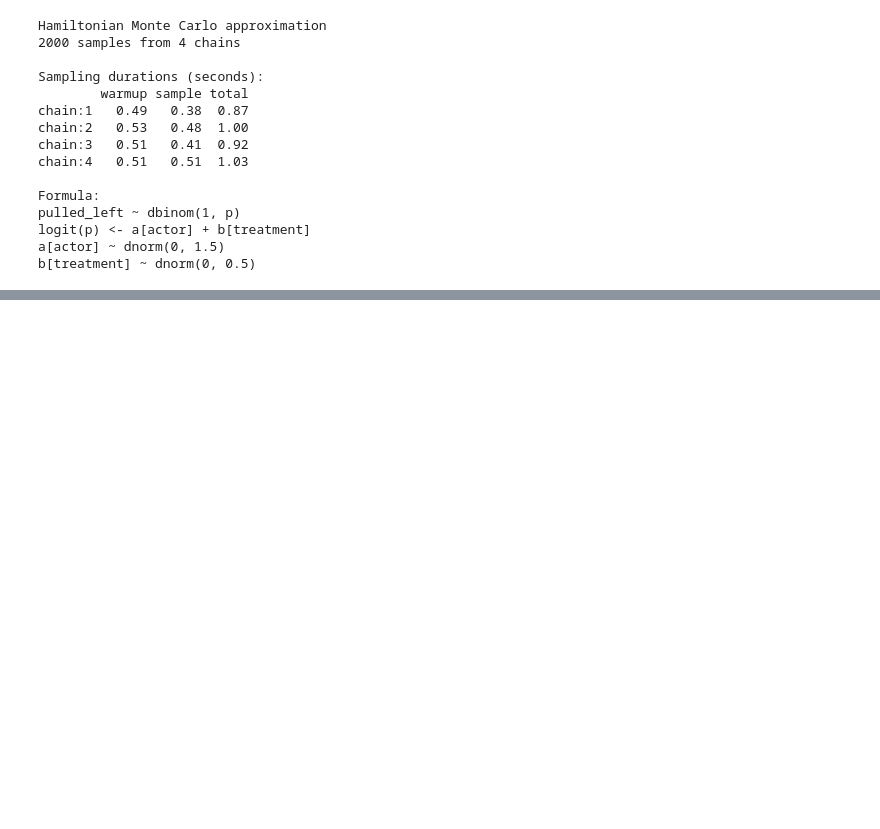
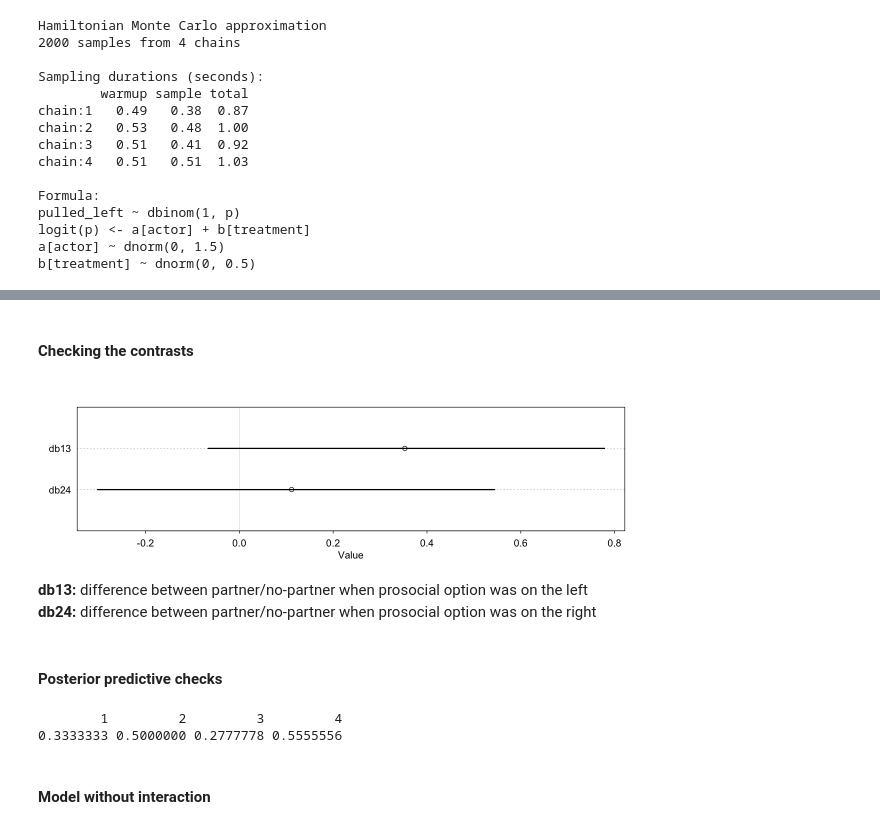
Before and after one commit to maxthemillion/statistical-rethinking, a Jupyter notebook: Chapter 11/c11_recap.ipynb, the cells around one changed output, grey strips where cells are left out. Cells and saved outputs as stored; diff of their text form; code cells hidden in the pictures; blank space fills up the shorter version.

Commit message:
binomial models

```diff
--- a/Chapter 11/c11_recap.ipynb
+++ b/Chapter 11/c11_recap.ipynb
@@ -216,0 +233,15 @@ b[treatment] ~ dnorm(0, 0.5)
+# %% [markdown]
+#### Checking the contrasts
+# %%
+diffs <- list(
+    db13 = post$b[, 1] - post$b[, 3],
+    db24 = post$b[, 2] - post$b[, 4]
+)
+plot(precis(diffs))
+# %% [output]
+[figure, added]
+# %% [markdown]
+**db13:** difference between partner/no-partner when prosocial option was on the left
+**db24:** difference between partner/no-partner when prosocial option was on the right
+# %% [markdown]
+#### Posterior predictive checks
@@ -216,0 +250,7 @@ b[treatment] ~ dnorm(0, 0.5)
+# %%
+pl[1, ]
+# %% [output]
+        1         2         3         4
+0.3333333 0.5000000 0.2777778 0.5555556
+# %% [markdown]
+#### Model without interaction
```
Also changed, not shown: parts of 36 cells of this notebook.
